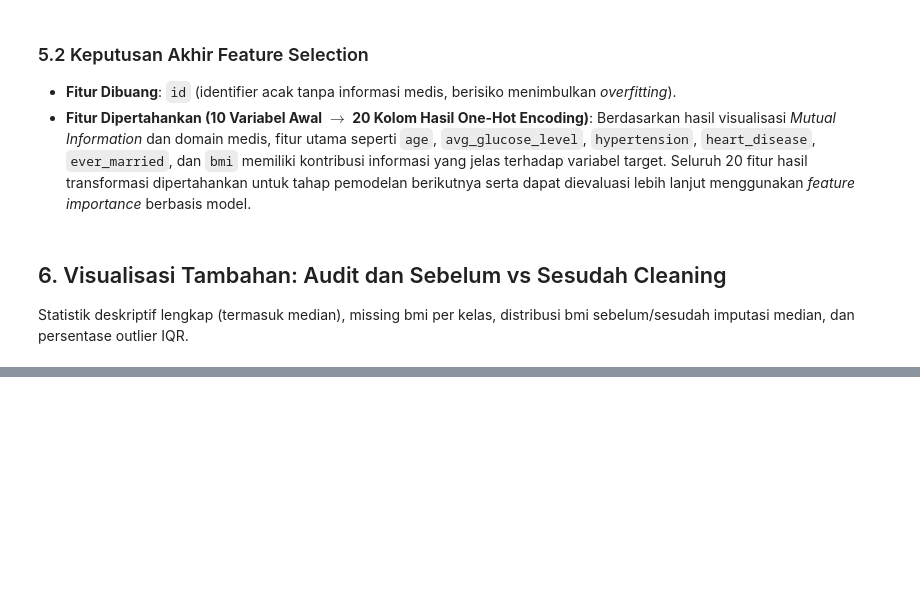
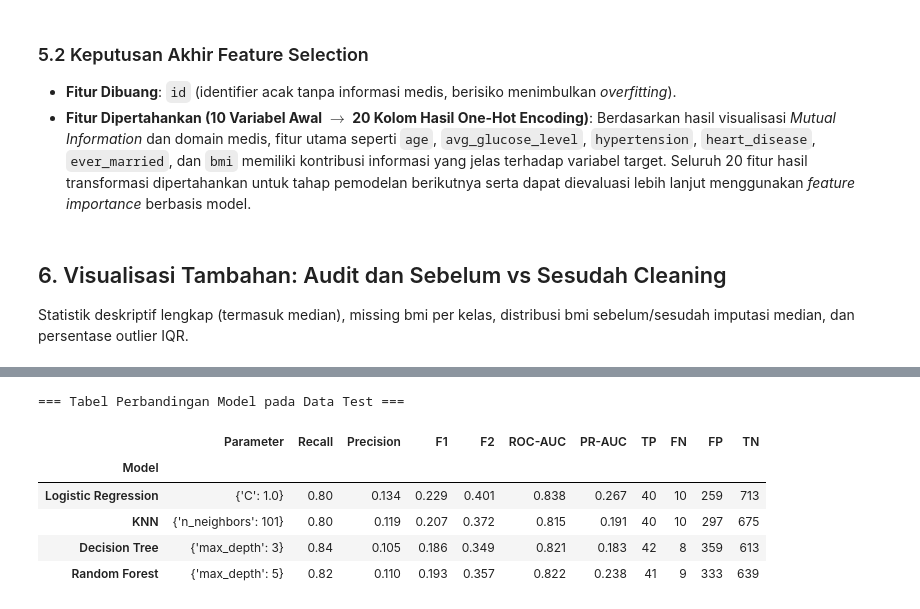
Before and after one commit to Septemberiano/Segmentasi-Tingkat-Risiko-Stroke-Berdasarkan-Indikator-Kesehatan-, a Jupyter notebook: strokePrediction.ipynb, the cells around one changed output, grey strips where cells are left out. Saved outputs shown, nothing was run; the diff lists cells and outputs as text; code cells hidden in the pictures; blank space fills up the shorter version.

```diff
--- a/strokePrediction.ipynb
+++ b/strokePrediction.ipynb
@@ -412,0 +557,26 @@ FileNotFoundError: [Errno 2] No such file or directory: 'healthcare-dataset-stro
+# %%
+# Blok 5: training final tiap model memakai data train hasil Progress 2 + prediksi pada data test.
+final_models, results, preds = {}, [], {}
+for name, (maker, pname, _) in search_space.items():
+    model = maker(**best_params[name])
+    model.fit(X_train_balanced, y_train_balanced)          # data train hasil Progress 2 (sudah seimbang)
+    y_pred = model.predict(X_test_df)                       # prediksi kelas
+    y_prob = model.predict_proba(X_test_df)[:, 1]           # probabilitas stroke
+    tn, fp, fn, tp = confusion_matrix(y_test, y_pred).ravel()
+    final_models[name], preds[name] = model, (y_pred, y_prob)
+    results.append({'Model': name, 'Parameter': str(best_params[name]),
+                    'Recall': recall_score(y_test, y_pred), 'Precision': precision_score(y_test, y_pred),
+                    'F1': f1_score(y_test, y_pred), 'F2': fbeta_score(y_test, y_pred, beta=2),
+                    'ROC-AUC': roc_auc_score(y_test, y_prob), 'PR-AUC': average_precision_score(y_test, y_prob),
+                    'TP': tp, 'FN': fn, 'FP': fp, 'TN': tn})
+results_df = pd.DataFrame(results).set_index('Model')
+print("=== Tabel Perbandingan Model pada Data Test ===")
+display(results_df.round(3))
+# %% [output]
+=== Tabel Perbandingan Model pada Data Test ===
+|  | Parameter | Recall | Precision | F1 | F2 | ROC-AUC | PR-AUC | TP | FN | FP | TN |
+| Model |  |  |  |  |  |  |  |  |  |  |  |
+| Logistic Regression | {'C': 1.0} | 0.80 | 0.134 | 0.229 | 0.401 | 0.838 | 0.267 | 40 | 10 | 259 | 713 |
+| KNN | {'n_neighbors': 101} | 0.80 | 0.119 | 0.207 | 0.372 | 0.815 | 0.191 | 40 | 10 | 297 | 675 |
+| Decision Tree | {'max_depth': 3} | 0.84 | 0.105 | 0.186 | 0.349 | 0.821 | 0.183 | 42 | 8 | 359 | 613 |
+| Random Forest | {'max_depth': 5} | 0.82 | 0.110 | 0.193 | 0.357 | 0.822 | 0.238 | 41 | 9 | 333 | 639 |
```
Also changed, not shown: parts of 12 cells of this notebook, 3 other files.
